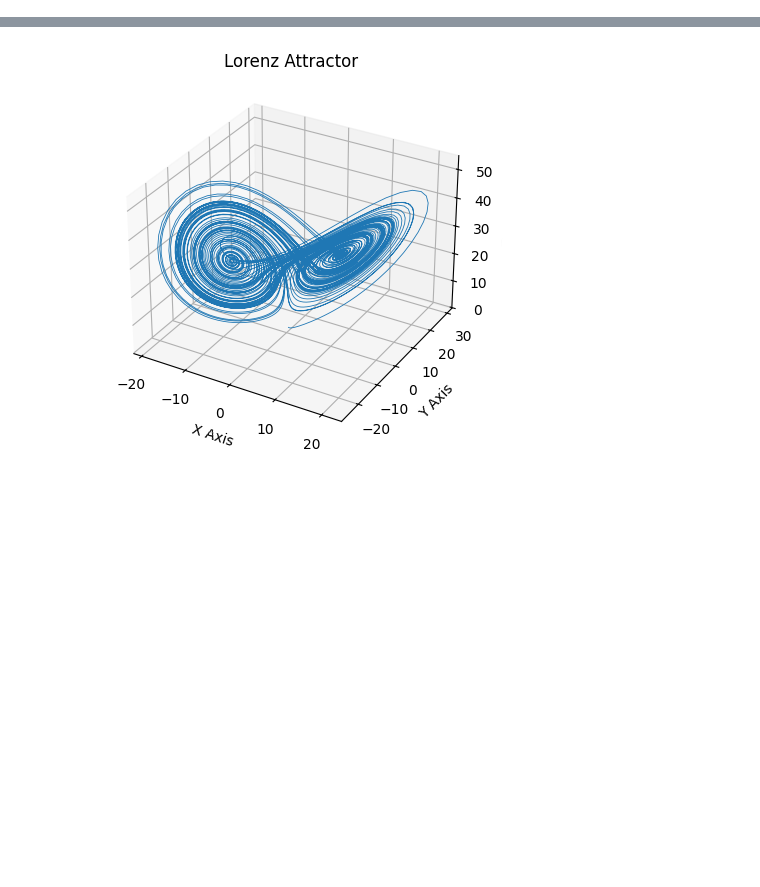
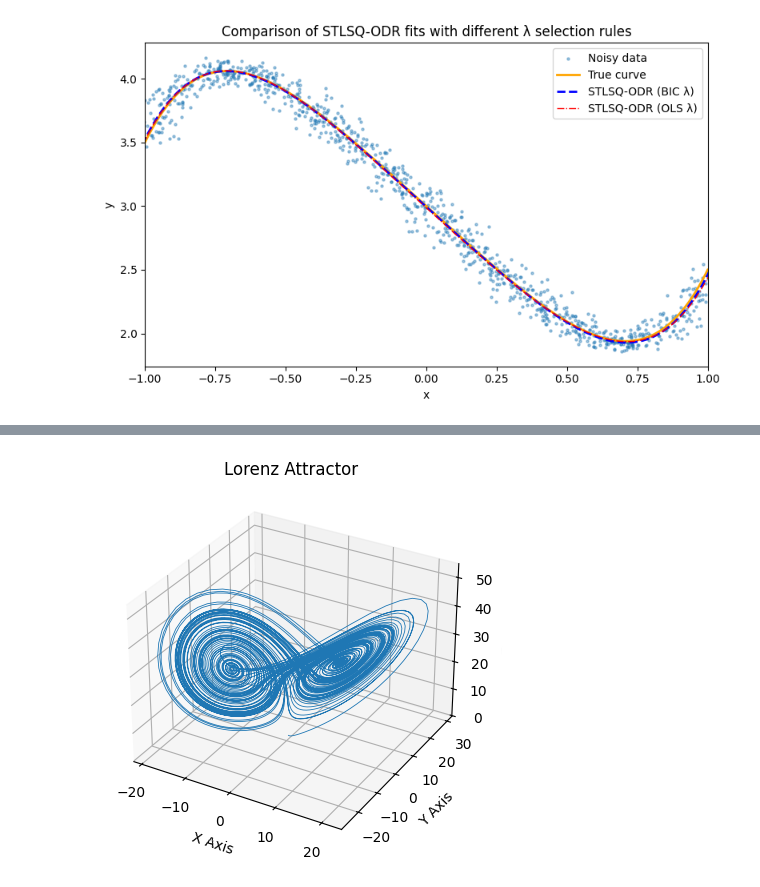
Before and after one commit to Xinyi10086/project, a Jupyter notebook: notebook/Sindy.ipynb, the cells around one changed output, grey strips where cells are left out. Drawn from its saved outputs; the diff is of its cells as text; code cells hidden in the pictures; blank space fills up the shorter version.

```diff
--- a/notebook/Sindy.ipynb
+++ b/notebook/Sindy.ipynb
@@ -760,0 +315,81 @@ Chosen λ     : 0.012057940949605883
+# %%
+# Prepare data
+np.random.seed(0)
+m = 1000
+x_true = np.linspace(-1, 1, m)
+
+# true polynomial: y = 3 - 2x + 0·x² + 0.5x³ + 0·x⁴ + 1·x⁵
+true_coeffs = np.array([3, -2, 0, 0.5, 0, 1])
+deg = len(true_coeffs) - 1
+
+# add noise to both x and y
+x_noisy = x_true + 0.05 * np.random.randn(m)
+y_clean = sum(c * x_true**k for k, c in enumerate(true_coeffs))
+y_noisy = y_clean + 0.05 * np.random.randn(m)
+y = y_noisy[:, None]
+
+
+# Build design matrix
+Theta = np.vstack([x_noisy**k for k in range(deg + 1)]).T
+
+# -----------------------------------------
+# Method 1: λ grid search with BIC
+lambdas = np.logspace(-3, 0, 60)  # 0.001 → 1.0
+n = m
+best_bic, best_Xi, best_lam = np.inf, None, None
+
+for lam in lambdas:
+    Xi = STLSQ_ODR(x_noisy, y, deg, lambd=lam, n_iter=10)
+    rss = np.sum((y_noisy - (Theta @ Xi).ravel())**2)
+    k_nonzero = np.count_nonzero(Xi)
+    bic = n * np.log(rss / n) + k_nonzero * np.log(n)
+    if bic < best_bic:
+        best_bic, best_Xi, best_lam = bic, Xi.ravel(), lam
+
+print("=== Method 1 (BIC) ===")
+print("Chosen λ     :", best_lam)
+print("Sparse coeffs:", np.round(best_Xi, 4))
+
+y_fit_bic = sum(best_Xi[k] * x_noisy**k for k in range(deg + 1))
+
+# -----------------------------------------
+# Method 2: λ = 0.9 * min(nonzero |OLS coef|)
+Xi_ols, *_ = np.linalg.lstsq(Theta, y, rcond=None)
+nz = np.abs(Xi_ols)[np.abs(Xi_ols) > 1e-12]
+lambd = 0.9 * nz.min()
+
+Xi_sparse = STLSQ_ODR(
+    x_noisy, y, deg,
+    lambd=lambd,
+    n_iter=10,
+    sx=0.05, sy=0.1
+).ravel()
+
+print("=== Method 2 (OLS×0.9) ===")
+print("Chosen λ     :", lambd)
+print("Sparse coeffs:", np.round(Xi_sparse, 4))
+
+y_fit_ols = sum(Xi_sparse[k] * x_noisy**k for k in range(deg + 1))
+
+plt.figure(figsize=(8,5))
+plt.scatter(x_noisy, y_noisy, s=5, alpha=0.4, label="Noisy data")
+plt.plot(x_true, y_clean, color="orange", lw=2, label="True curve")
+
+plt.plot(np.sort(x_noisy),
+         y_fit_bic[np.argsort(x_noisy)],
+         "--", color="blue", lw=2,
+         label="STLSQ-ODR (BIC λ)")
+
+plt.plot(np.sort(x_noisy),
+         y_fit_ols[np.argsort(x_noisy)],
+         "-.", color="red", lw=1,
+         label="STLSQ-ODR (OLS λ)")
+
+plt.xlabel("x")
+plt.ylabel("y")
+plt.legend()
+plt.title("Comparison of STLSQ-ODR fits with different λ selection rules")
+plt.xlim(-1, 1)   # only show range [-1, 1]
+plt.tight_layout()
+plt.show()
+# %% [output]
@@ -760,0 +402 @@ Chosen λ     : 0.012057940949605883
+[figure, added]
```
Also changed, not shown: parts of 41 cells of this notebook, 26 other files.
